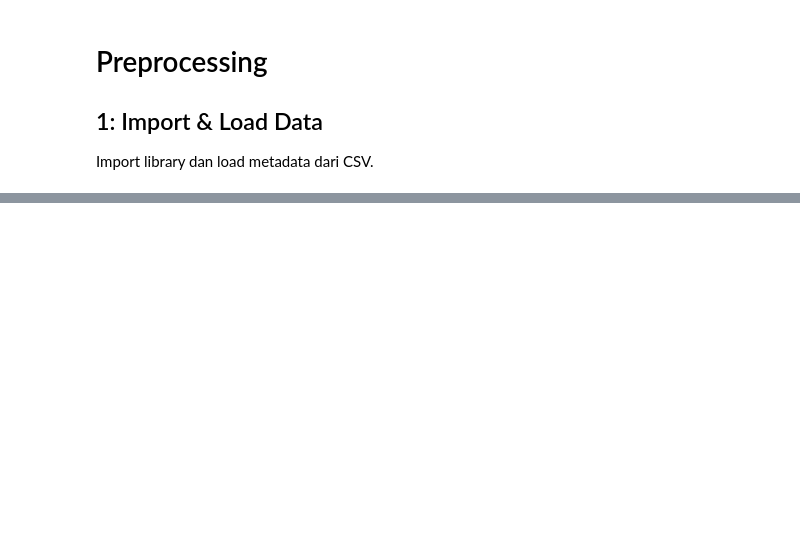
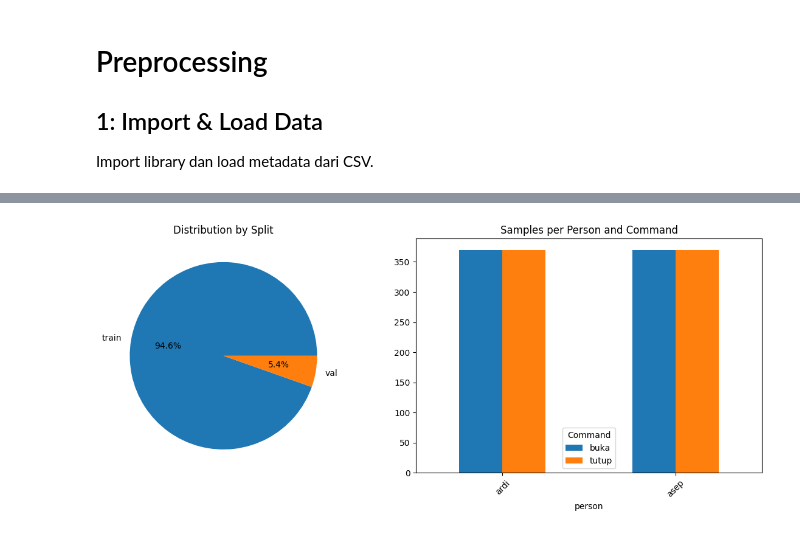
Before and after one commit to asepprayogii/PSD, a Jupyter notebook: _sources/Preprocessing-bukatutup.ipynb, the cells around one changed output, grey strips where cells are left out. Saved outputs shown, nothing was run; the diff lists cells and outputs as text; code cells hidden in the pictures; blank space fills up the shorter version.

```diff
--- a/_sources/Preprocessing-bukatutup.ipynb
+++ b/_sources/Preprocessing-bukatutup.ipynb
@@ -751,0 +217,92 @@ except Exception as e:
+# %%
+def create_preprocessed_dataset():
+    """
+    Buat dataset lengkap hasil preprocessing dan augmentasi
+    """
+    preprocessed_data = []
+    target_samples_per_class = 100  # Target 100 sample per kelas
+
+    for split in ['train', 'val']:
+        split_path = os.path.join("datasetaudio", split)
+        if not os.path.exists(split_path):
+            continue
+
+        for person in os.listdir(split_path):
+            person_path = os.path.join(split_path, person)
+            if not os.path.isdir(person_path):
+                continue
+
+            for command in ['buka', 'tutup']:
+                command_path = os.path.join(person_path, command)
+                if not os.path.exists(command_path):
+                    continue
+
+                wav_files = [f for f in os.listdir(command_path) if f.endswith('.wav')]
+                print(f"🔄 Processing {split}/{person}/{command}: {len(wav_files)} files")
+
+                for file in wav_files:
+                    file_path = os.path.join(command_path, file)
+
+                    # Preprocess audio
+                    processed_audio, sr = preprocess_audio(file_path)
+
+                    if processed_audio is not None:
+                        # Simpan data original
+                        preprocessed_data.append({
+                            'split': split,
+                            'person': person,
+                            'command': command,
+                            'file': file,
+                            'audio': processed_audio,
+                            'sr': sr,
+                            'is_augmented': False
+                        })
+
+                        # Augmentasi untuk data training
+                        if split == 'train':
+                            augmented_audios = create_augmented_dataset(processed_audio, sr, num_augmentations=6)
+
+                            for i, aug_audio in enumerate(augmented_audios[1:]):  # Skip original
+                                preprocessed_data.append({
+                                    'split': split,
+                                    'person': person,
+                                    'command': command,
+                                    'file': f"{file}_aug_{i}",
+                                    'audio': aug_audio,
+                                    'sr': sr,
+                                    'is_augmented': True
+                                })
+
+    # Convert to DataFrame
+    df_preprocessed = pd.DataFrame(preprocessed_data)
+
+    print(f"\n✅ Preprocessing completed!")
+    print(f"Total samples: {len(df_preprocessed)}")
+    print(f"Training samples: {len(df_preprocessed[df_preprocessed['split'] == 'train'])}")
+    print(f"Validation samples: {len(df_preprocessed[df_preprocessed['split'] == 'val'])}")
+    print(f"Augmented samples: {len(df_preprocessed[df_preprocessed['is_augmented'] == True])}")
+
+    return df_preprocessed
+
+# Buat dataset preprocessing
+df_preprocessed = create_preprocessed_dataset()
+
+# Tampilkan distribusi
+if not df_preprocessed.empty:
+    plt.figure(figsize=(12, 5))
+
+    plt.subplot(1, 2, 1)
+    split_counts = df_preprocessed['split'].value_counts()
+    plt.pie(split_counts.values, labels=split_counts.index, autopct='%1.1f%%')
+    plt.title('Distribution by Split')
+
+    plt.subplot(1, 2, 2)
+    command_counts = df_preprocessed.groupby(['person', 'command']).size().unstack()
+    command_counts.plot(kind='bar', ax=plt.gca())
+    plt.title('Samples per Person and Command')
+    plt.xticks(rotation=45)
+    plt.legend(title='Command')
+    plt.tight_layout()
+
+    plt.show()
+# %% [output]
@@ -751,0 +323 @@ except Exception as e:
+[figure, added]
```
Also changed, not shown: parts of 25 cells of this notebook, 19 other files.
